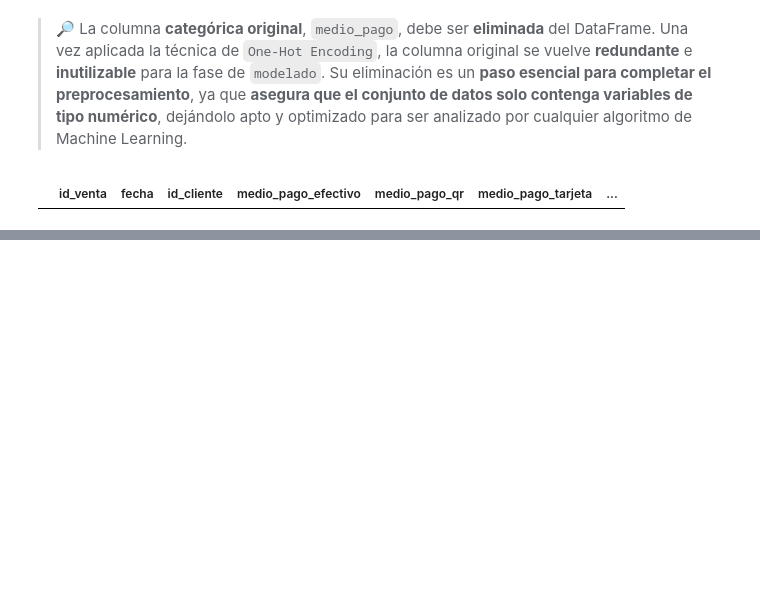
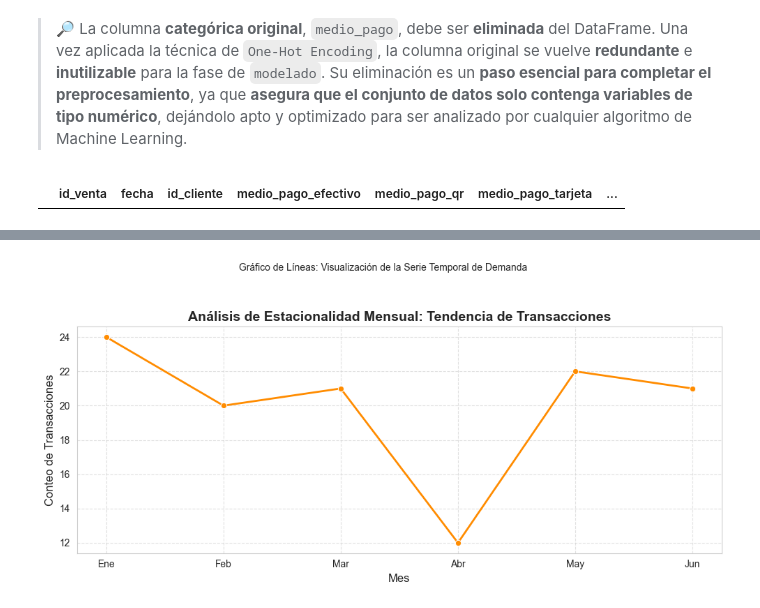
Before and after one commit to augustovillegas/ProyectoAurelionIBM, a Jupyter notebook: limp_y_trans_ventas.ipynb, the cells around one changed output, grey strips where cells are left out. Cells and saved outputs as stored; diff of their text form; code cells hidden in the pictures; blank space fills up the shorter version.

```diff
--- a/limp_y_trans_ventas.ipynb
+++ b/limp_y_trans_ventas.ipynb
@@ -581,0 +531,17 @@ Pendiente tendencia lineal (transacciones/mes): -0.51
+# %%
+transacciones_mes = df_ventas_True.groupby('mes')['id_venta'].count()
+nombres_meses = {1: 'Ene', 2: 'Feb', 3: 'Mar', 4: 'Abr', 5: 'May', 6: 'Jun', 7: 'Jul', 8: 'Ago', 9: 'Sep', 10: 'Oct', 11: 'Nov', 12: 'Dic'}
+etiquetas_mes = [nombres_meses.get(m, m) for m in transacciones_mes.index]
+
+plt.figure(figsize=(10, 5))
+sns.lineplot(x=transacciones_mes.index, y=transacciones_mes.values, marker='o', color='darkorange', linewidth=2)
+plt.title('Análisis de Estacionalidad Mensual: Tendencia de Transacciones', fontsize=14, weight='bold')
+plt.suptitle('Gráfico de Líneas: Visualización de la Serie Temporal de Demanda', fontsize=10, y=0.95)
+plt.ylabel('Conteo de Transacciones', fontsize=12)
+plt.xlabel('Mes', fontsize=12)
+plt.xticks(transacciones_mes.index, etiquetas_mes)
+plt.grid(True, linestyle='--', alpha=0.6)
+plt.tight_layout(rect=[0, 0, 1, 0.9])
+plt.show()
+# %% [output]
+[figure, added]
```
Also changed, not shown: parts of 24 cells of this notebook.
